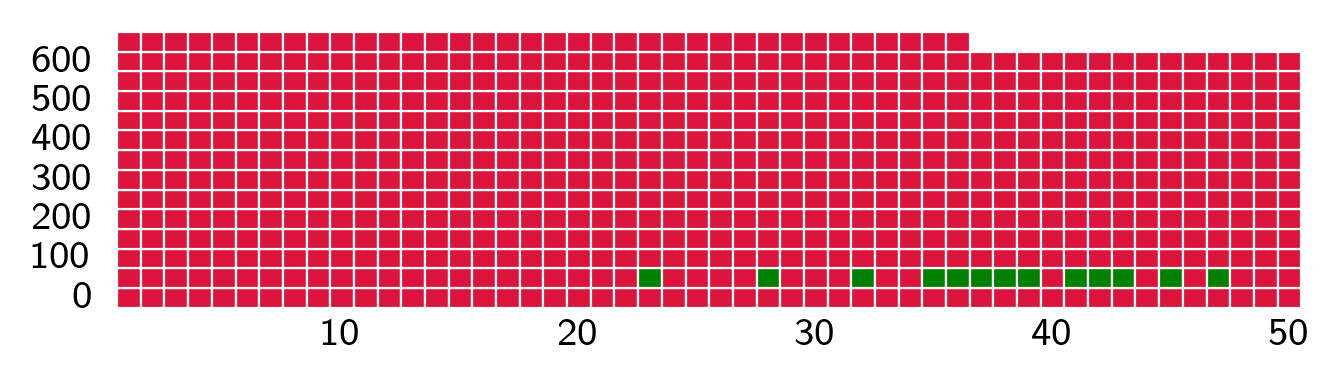
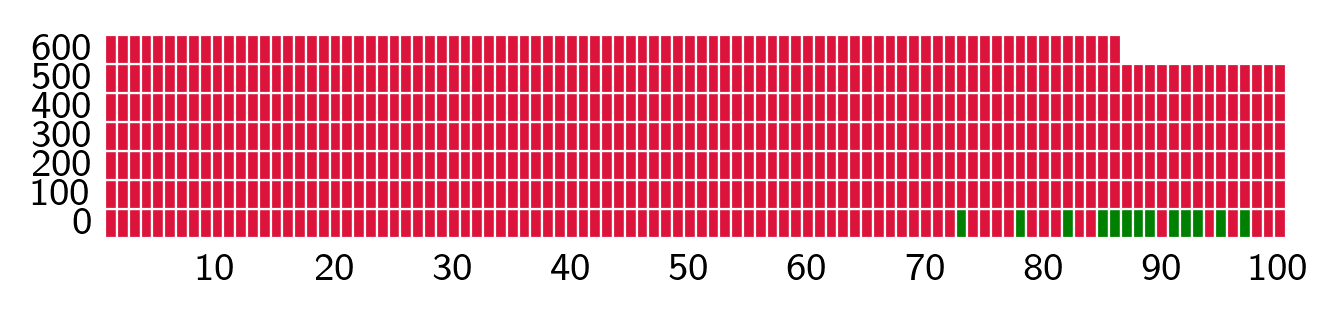
Code edit (unified diff) that turned the first committed figure into the second:
--- before
+++ after
@@ -18,8 +18,8 @@
         return CAPER_COLOR
 
-columns = 50
+columns = 100
 
 width = 1
-height = 1
+height = .25
 
 
@@ -28,5 +28,5 @@
 cnt = 0
 for plan_title, fns in plans_fns:
-    fig, ax = plt.subplots(figsize=(4, 1), dpi=320, sharex=True)
+    fig, ax = plt.subplots(figsize=(4, .8), dpi=320, sharex=True)
 
     for i, fn_mode in enumerate(fns):

Commit: Add more evaluation for compilation plan